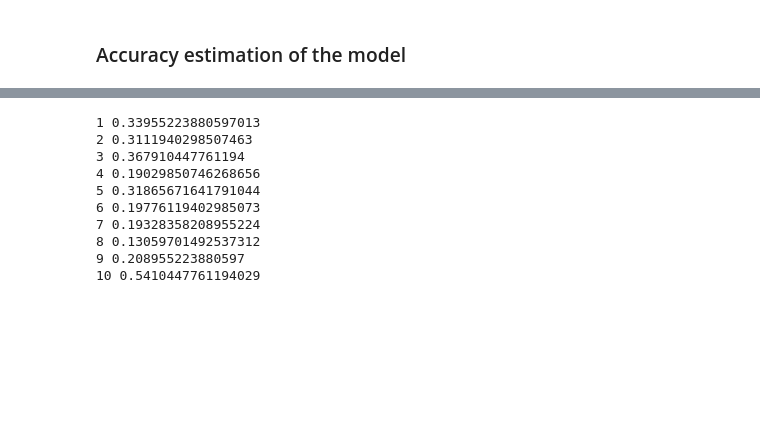
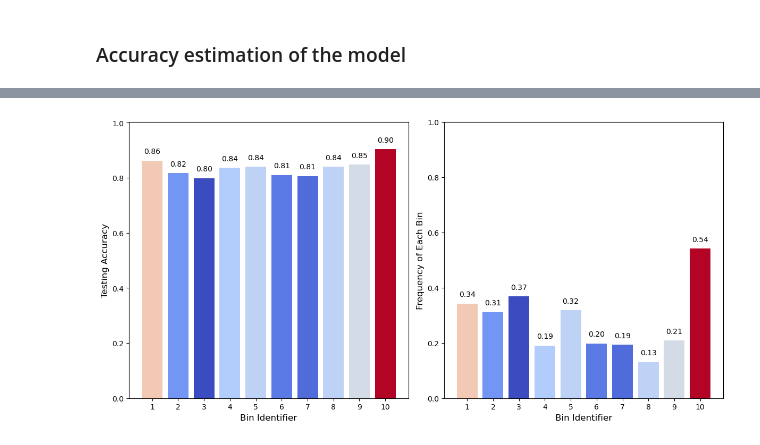
Before and after one commit to majkevh/misconduct-lawyers, a Jupyter notebook: pipeline.ipynb, the cells around one changed output, grey strips where cells are left out. Saved outputs shown, nothing was run; the diff lists cells and outputs as text; code cells hidden in the pictures; blank space fills up the shorter version.

```diff
--- a/pipeline.ipynb
+++ b/pipeline.ipynb
@@ -254,15 +253,36 @@ plt.show()
-# %%
-for i in range(len(unique_bins)):
-    if freq_label[i] > 0.1:
-        print(unique_bins[i], freq_label[i])
-# %% [output]
-1 0.33955223880597013
-2 0.3111940298507463
-3 0.367910447761194
-4 0.19029850746268656
-5 0.31865671641791044
-6 0.19776119402985073
-7 0.19328358208955224
-8 0.13059701492537312
-9 0.208955223880597
-10 0.5410447761194029
+# %%
+# Create a new figure with two subplots (side by side) including the exact frequency labels on top
+import matplotlib.pyplot as plt
+
+import matplotlib.cm as cm
+colors = cm.coolwarm((scores - min(scores)) / (max(scores) - min(scores)))
+
+
+fig, (ax1, ax2) = plt.subplots(1, 2, figsize=(12, 6))
+
+# Plot the original histogram with gradient colors (first subplot)
+ax1.bar(unique_bins, scores, color=colors, width=0.8, align='center')
+ax1.set_xlabel("Bin Identifier", fontsize=12)
+ax1.set_ylabel("Testing Accuracy", fontsize=12)
+ax1.set_ylim(0, max(scores) + 0.1)
+ax1.set_xticks(np.linspace(unique_bins[0],unique_bins[-1],len(unique_bins)))
+# Display the exact height above each bar
+for i, value in enumerate(scores):
+    ax1.text(unique_bins[i], value + 0.02, f'{value:.2f}', ha='center', va='bottom', fontsize=10)
+
+# Plot the new histogram with frequency (second subplot)
+ax2.bar(unique_bins, freq_label, color=colors, width=0.8, align='center')
+ax2.set_xlabel("Bin Identifier", fontsize=12)
+ax2.set_ylabel("Frequency of Each Bin", fontsize=12)
+ax2.set_ylim(0, 1)
+ax2.set_xticks(np.linspace(unique_bins[0],unique_bins[-1],len(unique_bins)))
+# Display the exact frequency above each bar
+for i, value in enumerate(freq_label):
+    ax2.text(unique_bins[i], value + 0.02, f'{value:.2f}', ha='center', va='bottom', fontsize=10)
+
+# Display the plot with both subplots
+
+plt.tight_layout()
+plt.show()  # Show the complete plot with two subplots, with exact frequencies
+# %% [output]
+[figure, added]
```
Also changed, not shown: parts of 7 cells of this notebook, 2 other files.
